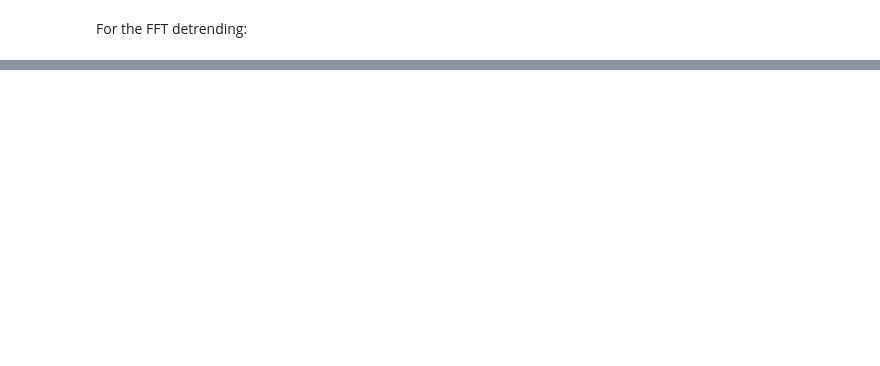
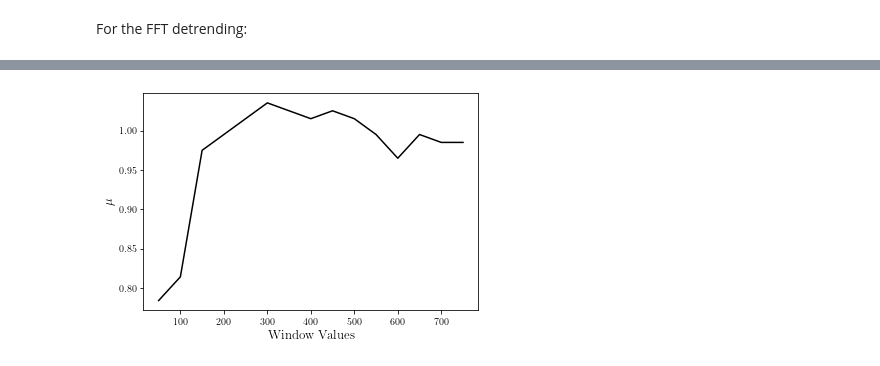
Before and after one commit to xxtofff/Physics-305, a Jupyter notebook: notebooks/PSR_J1023.ipynb, the cells around one changed output, grey strips where cells are left out. Drawn from its saved outputs; the diff is of its cells as text; code cells hidden in the pictures; blank space fills up the shorter version.

```diff
--- a/notebooks/PSR_J1023.ipynb
+++ b/notebooks/PSR_J1023.ipynb
@@ -372,0 +384,30 @@ plt.show()
+# %%
+bins_val = 1000
+win_vals = [*range(50,800,50)]
+mu_vals = []
+
+for movave_window in win_vals:
+    movave_flux = mov_ave_detrend(flux, movave_window)
+    bin_cent_movave, msd_movave = binned_msd(movave_flux, b_band.Time[movave_window:-movave_window], n_bins = bins_val)
+
+    error_list = {}
+    for mu in np.linspace(10**-10, 2, 200):
+        for beta in np.linspace(10**-10, 100, 100):
+            for tau in np.linspace(0, 100, 20):
+
+                msd_theo_array = msd_theo(bin_cent_movave, mu, beta, tau)
+                msd_theo_array += msd_movave[0] - msd_theo_array[0]
+                error_list[(mu, beta, tau)] = mean_absolute_error(msd_theo_array, msd_movave)
+
+    opt_params = min(error_list, key=error_list.get)
+    mu_opt, beta_opt, tau_opt = opt_params
+    mu_vals.append(mu_opt)
+# %%
+plt.plot(win_vals, mu_vals, 'k-')
+plt.xlabel('$\mathrm{Window\ Values}$', fontsize = 13)
+plt.ylabel('$\mu$', fontsize = 13)
+
+plt.savefig('..//figures//PSR_J1023//mu_wind.png', dpi = 300, bbox_inches = 'tight')
+plt.show()
+# %% [output]
+[figure, added]
```
Also changed, not shown: parts of 12 cells of this notebook, 7 other files.
